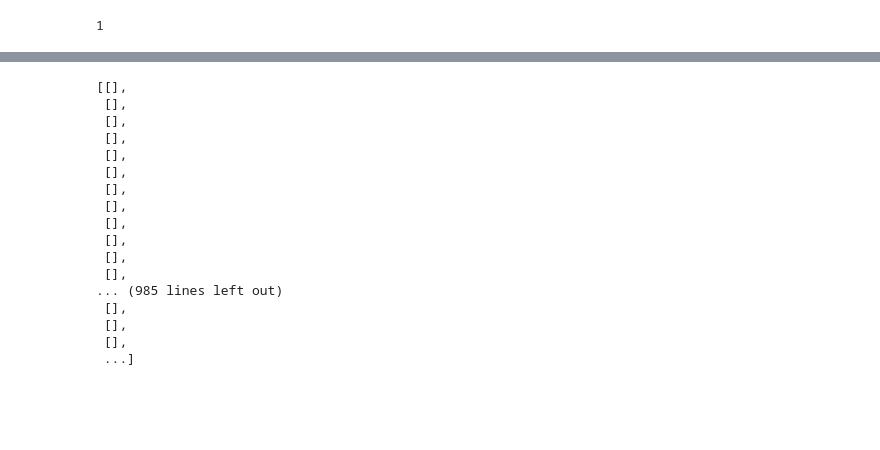
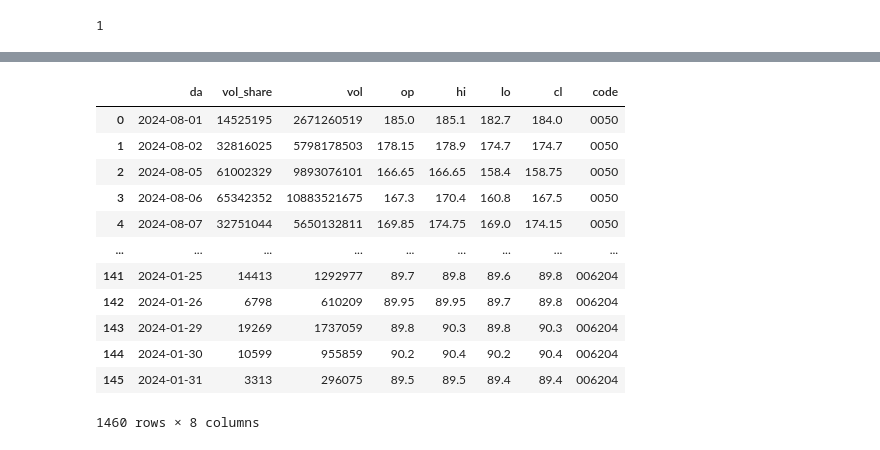
Before and after one commit to tsungyou/TS, a Jupyter notebook: others/test_final_v1 copy.ipynb, the cells around one changed output, grey strips where cells are left out. Drawn from its saved outputs; the diff is of its cells as text; code cells hidden in the pictures; blank space fills up the shorter version.

```diff
--- a/others/test_final_v1 copy.ipynb
+++ b/others/test_final_v1 copy.ipynb
@@ -207,13 +207,14 @@ def _( code):
     list_concat = []
     df_final = []
     for year in range(2024, 2023, -1):
-        limit_month = 9 if 2024 == 2024 else 12
+        limit_month = 8 if 2024 == 2024 else 12
         for _, month in enumerate(range(limit_month, 0, -1)):
             try:
                 month = f"0{month}" if month < 10 else month
                 da = f"{year}{month}01"
                 url_json = f"https://www.twse.com.tw/exchangeReport/STOCK_DAY?response=json&date={da}&stockNo={code}"
                 response = requests.get(url_json)
+                print(url_json)
                 list_concat.append(response.json()['data'])
             except:
                 if month == 1:
@@ -222,6 +223,7 @@ def _( code):
                     list_concat = [item for item in list_concat if item is not None]
                     break
     try:
+        print(list_concat)
         df_final = pd.DataFrame(sum(list_concat, []))
         df_final = df_final.iloc[:, 0:-2]
         df_final.columns = ['da', 'vol_share', 'vol', 'op', 'hi', 'lo', 'cl']
@@ -247,7 +249,6 @@ conn.commit()
 res = cursor.fetchall()
 stock_list = [i[0] for i in res]
 list_df = []
-for code in tqdm(stock_list):
+for code in tqdm(stock_list[:10]):
     df = _(code)
     list_df.append(df)
-final_df = pd.DataFrame(list_df)
@@ -254,20 +347,16 @@ final_df = pd.DataFrame(list_df)
-# %%
-list_df
-# %% [output]
-[[],
- [],
- [],
- [],
- [],
- [],
- [],
- [],
- [],
- [],
- [],
- [],
-... (985 lines left out)
- [],
- [],
- [],
- ...]
+# %%
+pd.concat(list_df)
+# %% [output]
+|  | da | vol_share | vol | op | hi | lo | cl | code |
+| 0 | 2024-08-01 | 14525195 | 2671260519 | 185.0 | 185.1 | 182.7 | 184.0 | 0050 |
+| 1 | 2024-08-02 | 32816025 | 5798178503 | 178.15 | 178.9 | 174.7 | 174.7 | 0050 |
+| 2 | 2024-08-05 | 61002329 | 9893076101 | 166.65 | 166.65 | 158.4 | 158.75 | 0050 |
+| 3 | 2024-08-06 | 65342352 | 10883521675 | 167.3 | 170.4 | 160.8 | 167.5 | 0050 |
+| 4 | 2024-08-07 | 32751044 | 5650132811 | 169.85 | 174.75 | 169.0 | 174.15 | 0050 |
+| ... | ... | ... | ... | ... | ... | ... | ... | ... |
+| 141 | 2024-01-25 | 14413 | 1292977 | 89.7 | 89.8 | 89.6 | 89.8 | 006204 |
+| 142 | 2024-01-26 | 6798 | 610209 | 89.95 | 89.95 | 89.7 | 89.8 | 006204 |
+| 143 | 2024-01-29 | 19269 | 1737059 | 89.8 | 90.3 | 89.8 | 90.3 | 006204 |
+| 144 | 2024-01-30 | 10599 | 955859 | 90.2 | 90.4 | 90.2 | 90.4 | 006204 |
+| 145 | 2024-01-31 | 3313 | 296075 | 89.5 | 89.5 | 89.4 | 89.4 | 006204 |
+1460 rows × 8 columns
```
Also changed, not shown: parts of 1 cell of this notebook, 10 other files.
